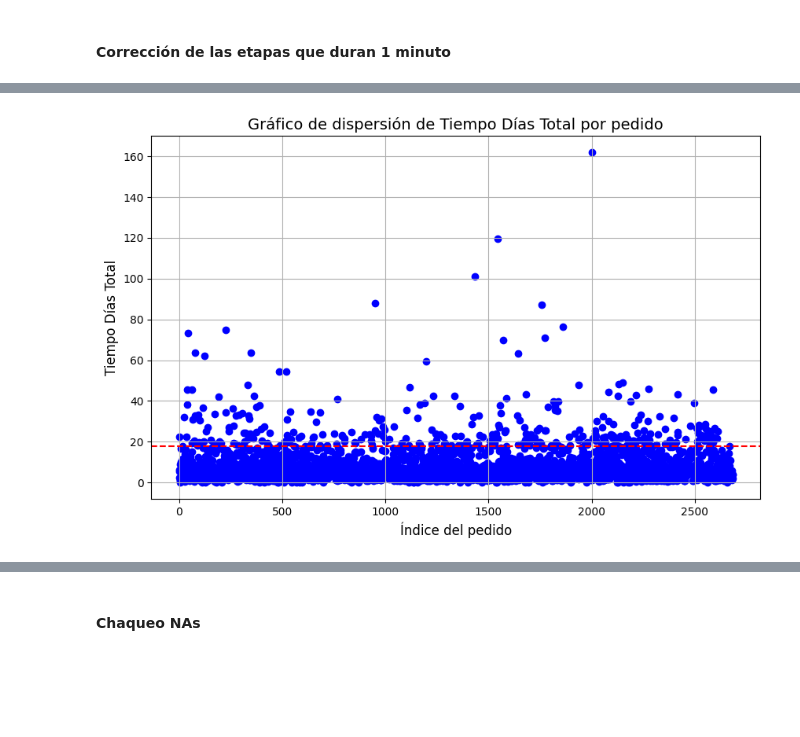
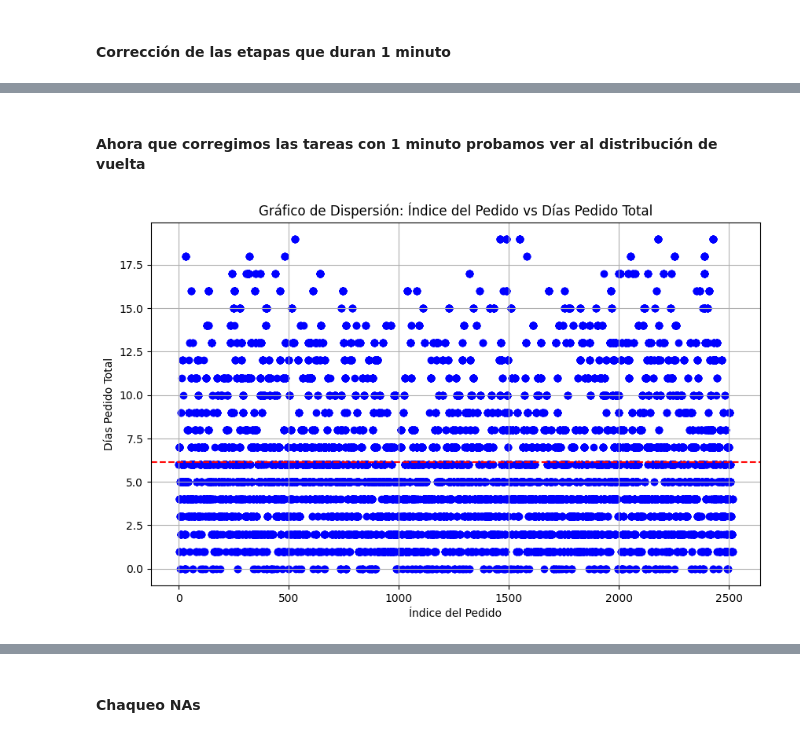
Before and after one commit to AbrilSchafer/Proyecto-Final, a Jupyter notebook: limpieza.ipynb, the cells around one changed output, grey strips where cells are left out. Drawn from its saved outputs; the diff is of its cells as text; code cells hidden in the pictures; blank space fills up the shorter version.

```diff
--- a/limpieza.ipynb
+++ b/limpieza.ipynb
@@ -24,7 +24,7 @@ print(df.head())
 3             2/11/2023
 4             8/11/2023
 # %%
-df = df.iloc[:, :12 + 1] #Borre las columnas que le siguen a Tiempo Horas
+df = df.iloc[:, :11 + 1] #Borre las columnas que le siguen a Tiempo Horas
 print(df.columns)
 # %% [output]
 Index(['Nº', 'Repetición|Ajuste', 'Cliente', 'Ctd', 'Servicio', 'Sector',
@@ -663,0 +488,14 @@ print(df_agrupado2)
+# %%
+# Calculamos los Minutos Tarea Neto promedio para cada Etapa CALCULADO DE VUELTA PERO SIN LAS ETAPAS BORRADAS
+
+# Filtrar los registros que tienen 'Minutos Tarea Neto' mayores a 3
+df_filtrado_sin_0_a_3 = df_filtrado[df_filtrado['Minutos Tarea Neto'] > 3]
+
+# Calcular el promedio de 'Minutos Tarea Neto' agrupado por 'Etapa' sin considerar los registros entre 0 y 3 minutos
+promedio_minutos_por_etapa = df_filtrado_sin_0_a_3.groupby('Etapa')['Minutos Tarea Neto'].mean().reset_index()
+
+# Ordenar la lista de menor a mayor según el promedio
+promedio_minutos_por_etapa = promedio_minutos_por_etapa.sort_values(by='Minutos Tarea Neto', ascending=True)
+
+# Mostrar el resultado ordenado
+print(promedio_minutos_por_etapa)
@@ -664,20 +750,29 @@ print(df_agrupado2)
+# %% [markdown]
+#### Ahora que corregimos las tareas con 1 minuto probamos ver al distribución de vuelta
 # %%
 import matplotlib.pyplot as plt
 
-# Creamos el gráfico de dispersión
+# Asegúrate de que 'df_filtrado' sea tu DataFrame
+# Crear una nueva columna para el índice del pedido
+df_filtrado['Indice Pedido'] = df_filtrado['Nº'].astype('category').cat.codes
+
+# Crear el gráfico de dispersión
 plt.figure(figsize=(10, 6))
-plt.scatter(df_agrupado2.index, df_agrupado2["Tiempo Días Total"], color='blue')
+plt.scatter(df_filtrado['Indice Pedido'], df_filtrado['Dias Pedido Total'], color='blue')
 
-# Añadimos una línea horizontal en y=18
-plt.axhline(y=18, color='red', linestyle='--', label='Límite: 18 días')
+# Calcular la media de 'Días Pedido Total'
+media_dias_pedido = df_filtrado['Dias Pedido Total'].mean()
 
-# Añadimos etiquetas y título
-plt.title("Gráfico de dispersión de Tiempo Días Total por pedido", fontsize=14)
-plt.xlabel("Índice del pedido", fontsize=12)
-plt.ylabel("Tiempo Días Total", fontsize=12)
+# Agregar una línea horizontal en la media
+plt.axhline(y=media_dias_pedido, color='red', linestyle='--', label=f'Media: {media_dias_pedido:.2f}')
 
-# Mostramos el gráfico
+# Agregar títulos y etiquetas
+plt.title('Gráfico de Dispersión: Índice del Pedido vs Días Pedido Total')
+plt.xlabel('Índice del Pedido')
+plt.ylabel('Días Pedido Total')
+
+# Mostrar el gráfico
 plt.grid(True)
 plt.show()
 # %% [output]
-[figure, old version]
+[figure, new version]
```
Also changed, not shown: parts of 95 cells of this notebook, 2 other files.
